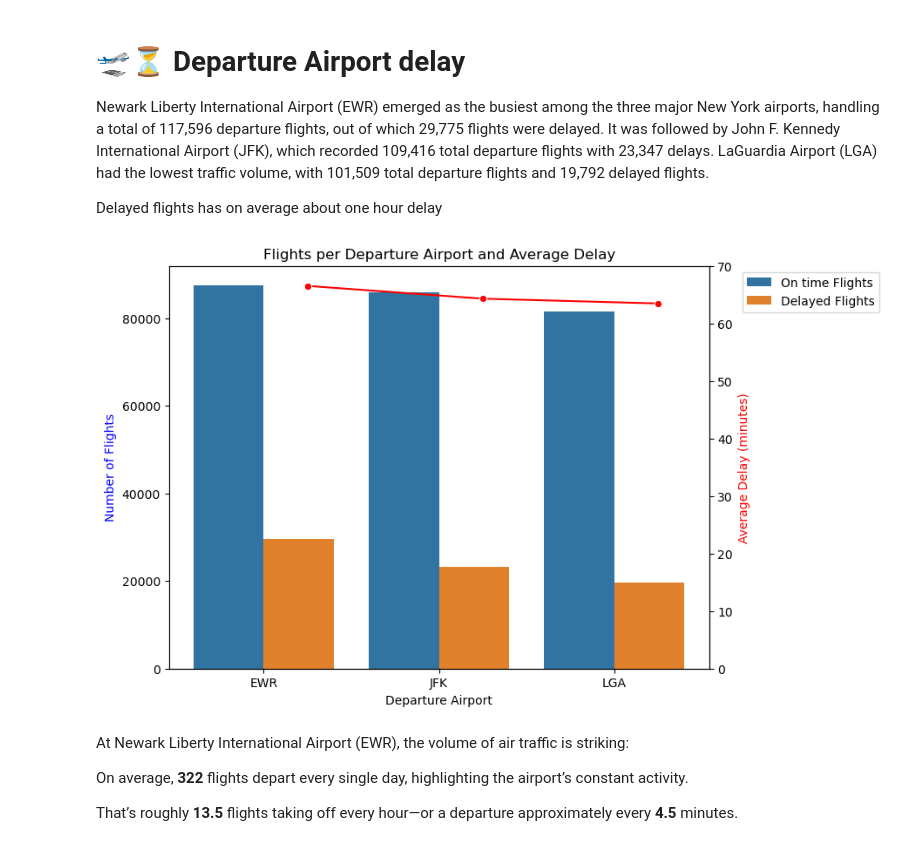
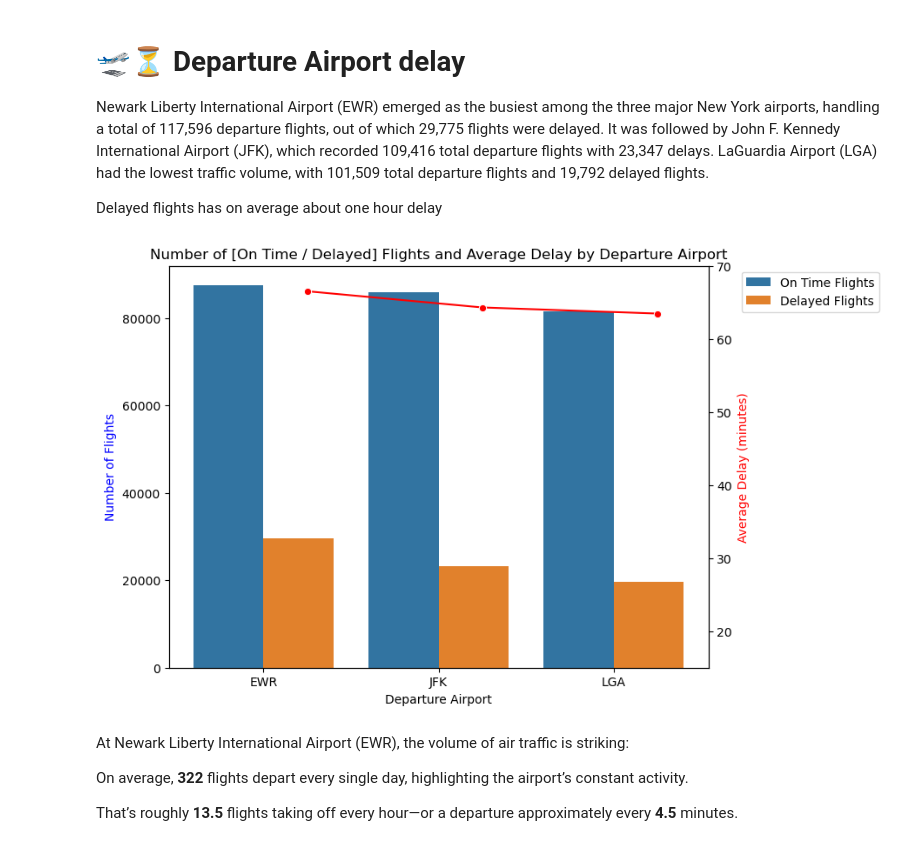
Before and after one commit to Ahmed-R-Hamdan/-Delayed-Departures-Investigating-NYC-Flights-in-2023, a Jupyter notebook: notebook.ipynb, the cells around one changed output. Saved outputs shown, nothing was run; the diff lists cells and outputs as text; code cells hidden in the pictures.

```diff
--- a/notebook.ipynb
+++ b/notebook.ipynb
@@ -119,34 +119,36 @@ Delayed flights has on average about one hour delay
 # %%
 # Create a figure and a set of subplots
 fig, ax1 = plt.subplots(figsize=(8, 6))
 
 # Plot the count of flights for each carrier using a count plot
 sns.countplot(data=flight_data, x='origin', ax=ax1, order=flight_data['origin'].value_counts().index, hue='flight_dep_delay')
 ax1.set_ylabel('Number of Flights', color='b')
 ax1.set_xlabel('Departure Airport')
 ax1.grid(False)  # Remove grid from ax1
 
 # Update legend labels
 handles, labels = ax1.get_legend_handles_labels()
-labels = ['On time Flights' if label == '0' else 'Delayed Flights' for label in labels]
+labels = ['On Time Flights' if label == '0' else 'Delayed Flights' for label in labels]
 ax1.legend(handles, labels, bbox_to_anchor=(1.05, 1), loc='upper left')
 
 # Create a second y-axis to plot the average delay
 ax2 = ax1.twinx()
 avg_delay_per_origin = flight_data[flight_data['flight_dep_delay'] == 1].groupby('origin')['dep_delay'].mean().sort_values(ascending=False)
 
 # Adjust the x positions to be in the center of the delayed column
 delayed_positions = [i + 0.25 for i in range(len(avg_delay_per_origin))]
 
 sns.lineplot(x=delayed_positions, y=avg_delay_per_origin.values, ax=ax2, color='r', marker='o')
 ax2.set_ylabel('Average Delay (minutes)', color='r')
-ax2.set_ylim(0, 70)  # Start y-axis from 0
+ax2.set_ylim(15, 70)  # Start y-axis from 0
 ax2.grid(False)  # Remove grid from ax2
 
-plt.title('Flights per Departure Airport and Average Delay')
+# Set the title of the plot
+plt.title('Number of [On Time / Delayed] Flights and Average Delay by Departure Airport')
+
 plt.show()
 # %% [output]
-[figure, old version]
+[figure, new version]
 # %% [markdown]
 At Newark Liberty International Airport (EWR), the volume of air traffic is striking:
 
```
Also changed, not shown: parts of 9 cells of this notebook.
